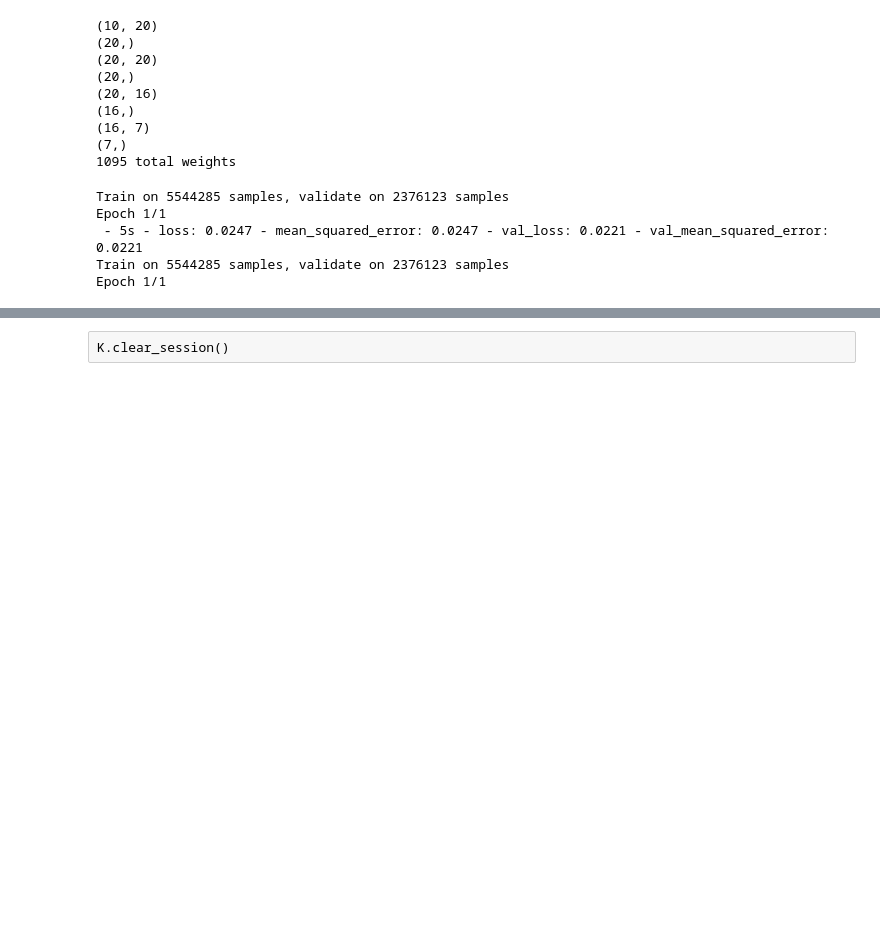
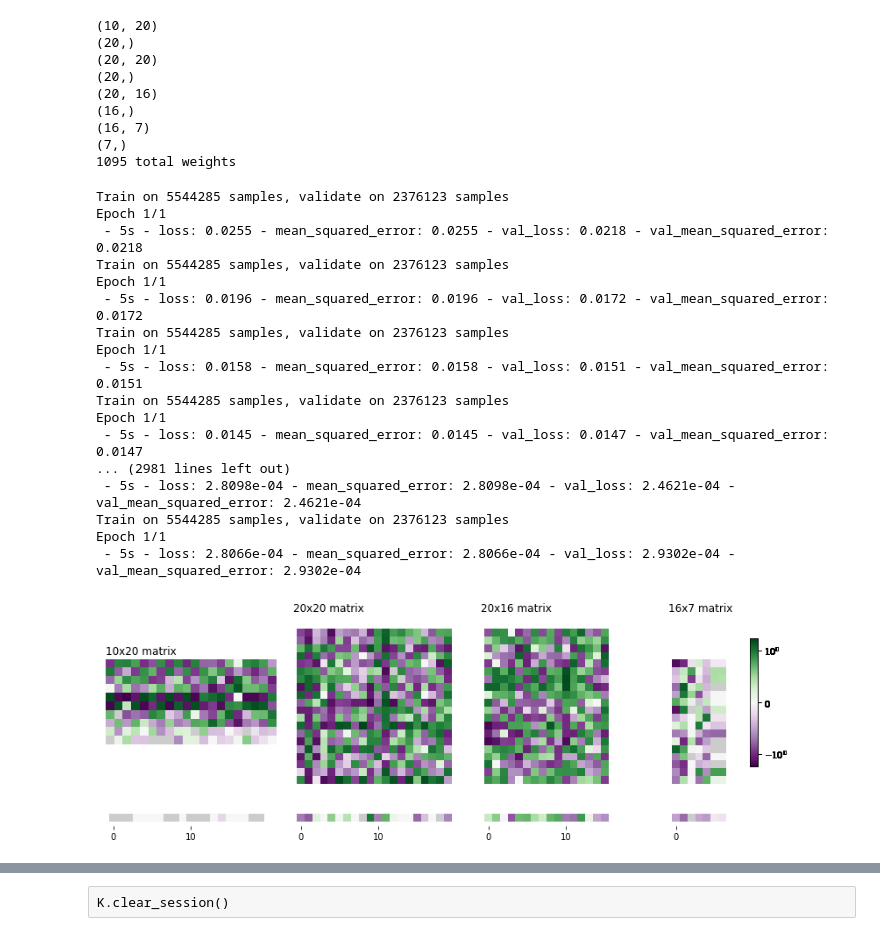
Before and after one commit to oliviatessa/MothMachineLearning, a Jupyter notebook: 019_eScienceCommunitySeminar.ipynb, the cells around one changed output, grey strips where cells are left out. Cells and saved outputs as stored; diff of their text form; code cells hidden in the pictures; blank space fills up the shorter version.

```diff
--- a/019_eScienceCommunitySeminar.ipynb
+++ b/019_eScienceCommunitySeminar.ipynb
@@ -1320,37 +1320,50 @@ for foo in np.arange(1, 1000):
     # # fit model without regularization, and save history and weights at each timestep
     history = model.fit(Xtrain_scaled, Ytrain_scaled, epochs = 1, verbose = 2,
                             batch_size=2**14, validation_split = 0.3)
 
 
     # save history
     historyDict["mean_squared_error"].append(history.history["mean_squared_error"][0])
     historyDict["val_mean_squared_error"].append(history.history["val_mean_squared_error"][0])
 
     wts = model.get_weights().copy()
 
 
     #  save model
     model.save(os.path.join(figDir,tmpFolder,  modelName + '_notPruned.h5'))
 
     # save weights
     wts = model.get_weights().copy()
 
     wtsFile = str(ctr).zfill(4) + modelName + '_wts.pkl'
     pickle.dump(wts, open(os.path.join(figDir, tmpFolder, wtsFile), 'wb'))
 
     # save history
     histName = modelName + '_history.pkl'
     pickle.dump(historyDict, open(os.path.join(figDir,tmpFolder, histName), 'wb'))
 
-    if np.mod(foo, 3) == 0:
-        saveWeightImages(model, ctr)
-        ctr += 1
+#     if np.mod(foo, 3) == 0:
+    saveWeightImages(model, ctr)
+    ctr += 1
 # %% [output]
 Train on 5544285 samples, validate on 2376123 samples
 Epoch 1/1
- - 5s - loss: 0.0247 - mean_squared_error: 0.0247 - val_loss: 0.0221 - val_mean_squared_error: 0.0221
+ - 5s - loss: 0.0255 - mean_squared_error: 0.0255 - val_loss: 0.0218 - val_mean_squared_error: 0.0218
 Train on 5544285 samples, validate on 2376123 samples
 Epoch 1/1
+ - 5s - loss: 0.0196 - mean_squared_error: 0.0196 - val_loss: 0.0172 - val_mean_squared_error: 0.0172
+Train on 5544285 samples, validate on 2376123 samples
+Epoch 1/1
+ - 5s - loss: 0.0158 - mean_squared_error: 0.0158 - val_loss: 0.0151 - val_mean_squared_error: 0.0151
+Train on 5544285 samples, validate on 2376123 samples
+Epoch 1/1
+ - 5s - loss: 0.0145 - mean_squared_error: 0.0145 - val_loss: 0.0147 - val_mean_squared_error: 0.0147
+... (2981 lines left out)
+ - 5s - loss: 2.8098e-04 - mean_squared_error: 2.8098e-04 - val_loss: 2.4621e-04 - val_mean_squared_error: 2.4621e-04
+Train on 5544285 samples, validate on 2376123 samples
+Epoch 1/1
+ - 5s - loss: 2.8066e-04 - mean_squared_error: 2.8066e-04 - val_loss: 2.9302e-04 - val_mean_squared_error: 2.9302e-04
+[figure, added]
 # %%
 # make movie:
 
```
Also changed, not shown: parts of 23 cells of this notebook, 2 other files.
